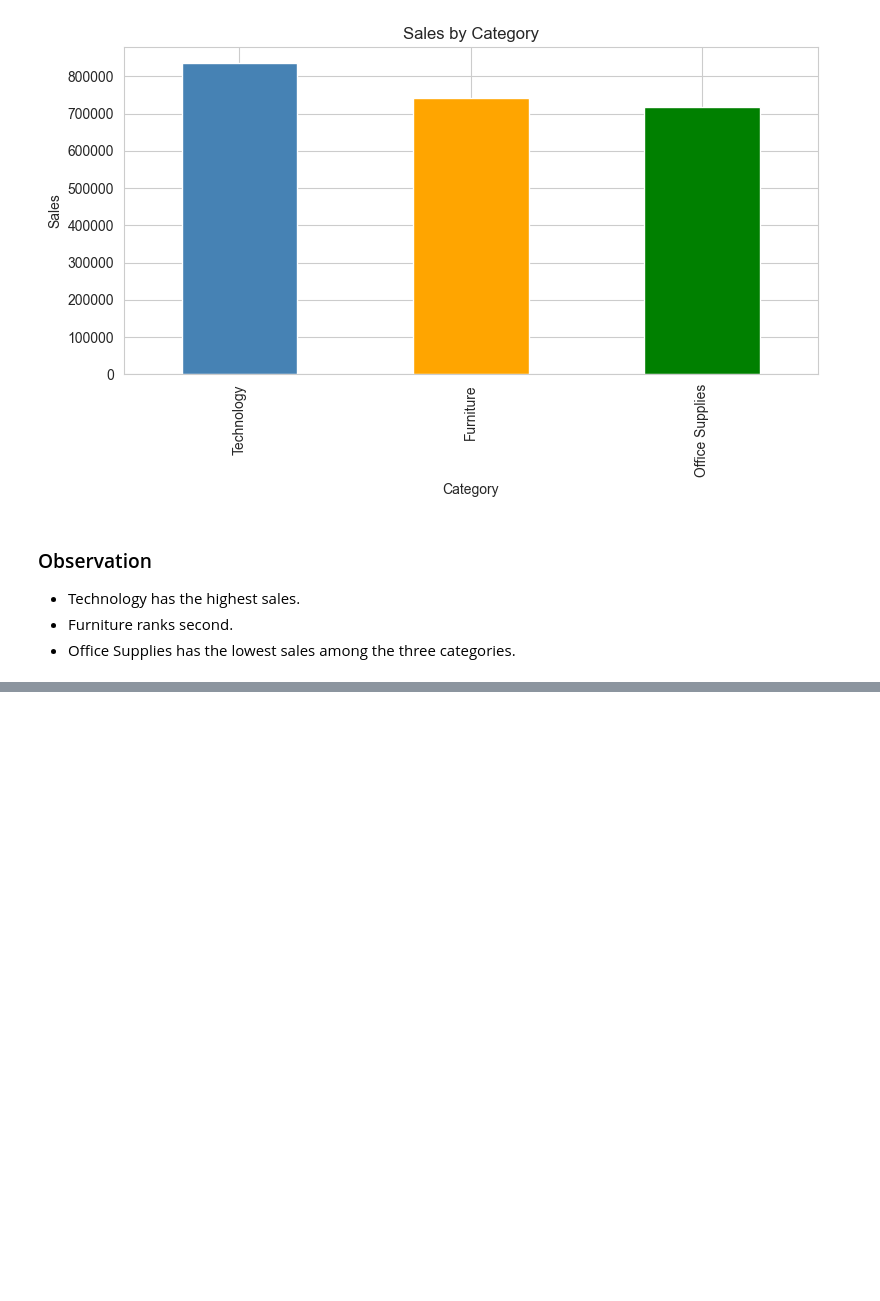
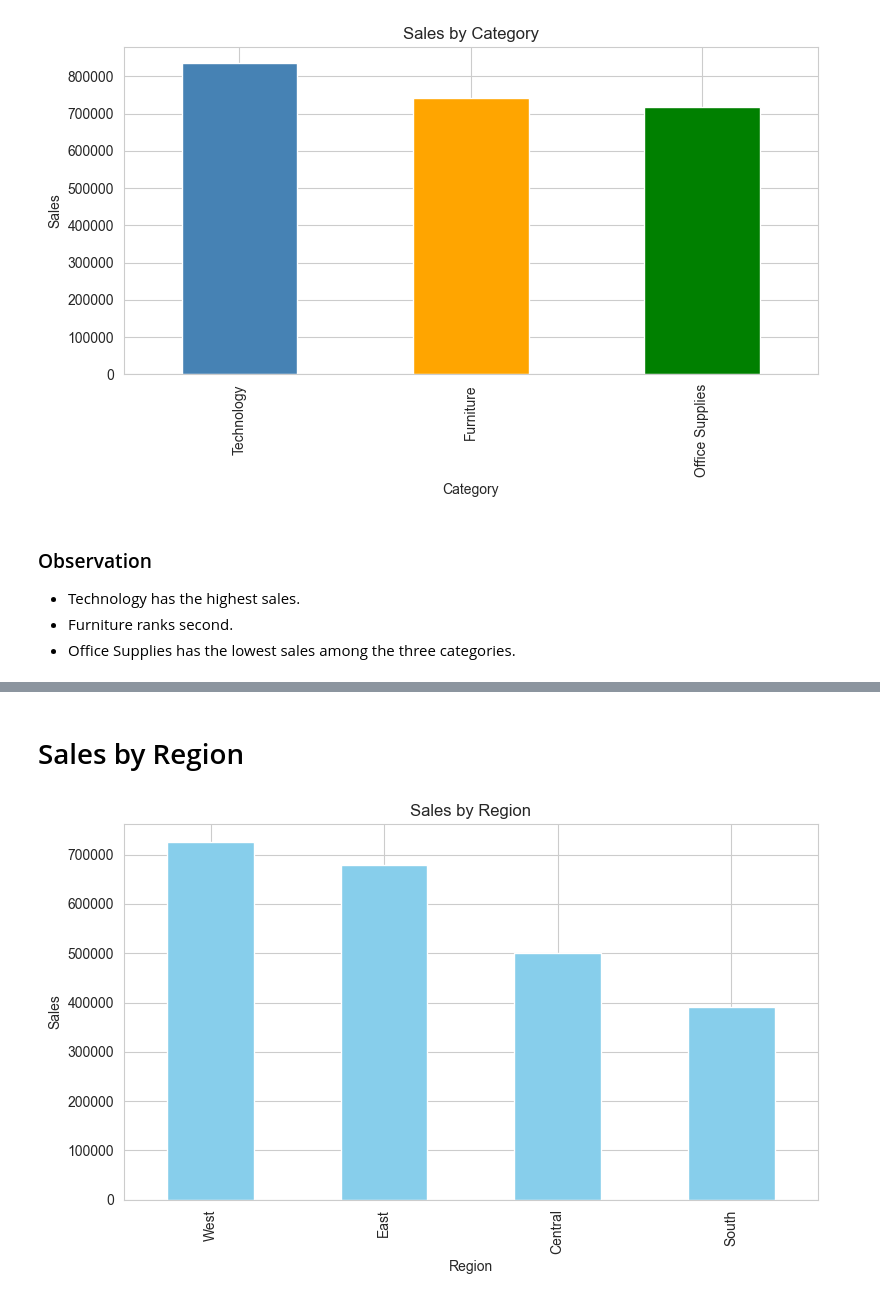
Before and after one commit to Anvita711/OIBSIP, a Jupyter notebook: notebook.ipynb, the cells around one changed output, grey strips where cells are left out. Drawn from its saved outputs; the diff is of its cells as text; code cells hidden in the pictures; blank space fills up the shorter version.

```diff
--- a/notebook.ipynb
+++ b/notebook.ipynb
@@ -122,0 +148,19 @@ plt.show()
+# %% [markdown]
+# Sales by Region
+# %%
+region_sales = df.groupby("Region")["Sales"].sum().sort_values(ascending=False)
+
+plt.figure(figsize=(8,5))
+region_sales.plot(kind="bar", color="skyblue")
+
+plt.title("Sales by Region")
+plt.xlabel("Region")
+plt.ylabel("Sales")
+
+plt.tight_layout()
+
+plt.savefig("images/sales_by_region.png", dpi=300)
+
+plt.show()
+# %% [output]
+[figure, added]
```
Also changed, not shown: parts of 17 cells of this notebook.
